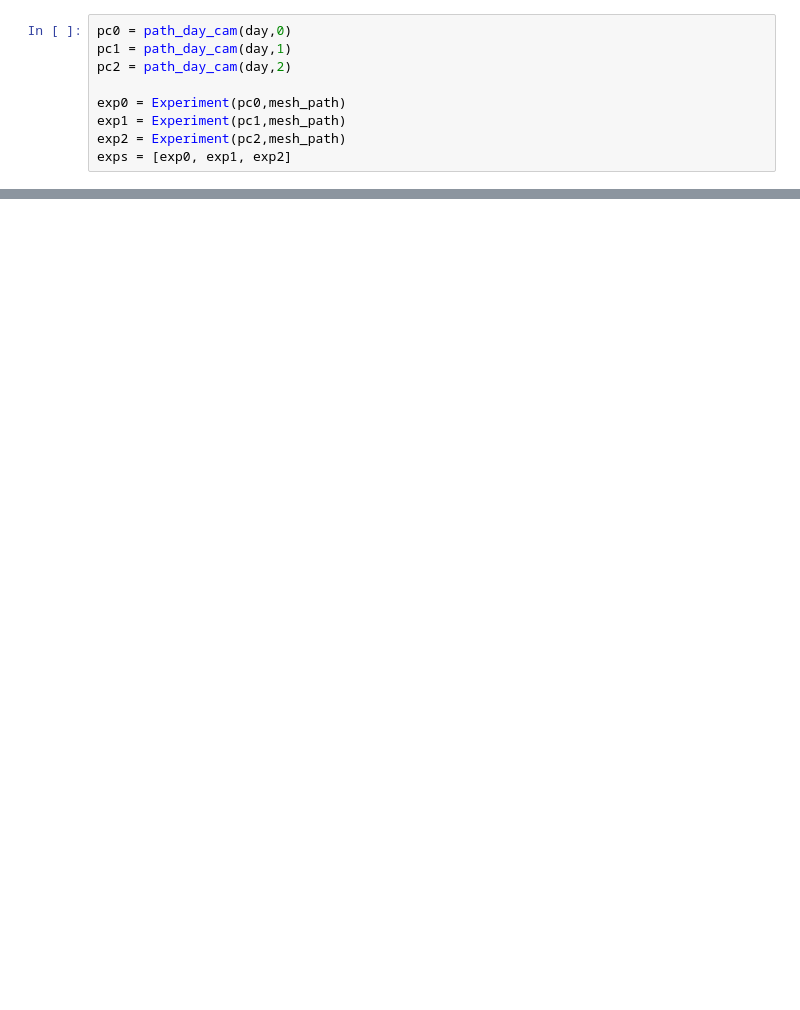
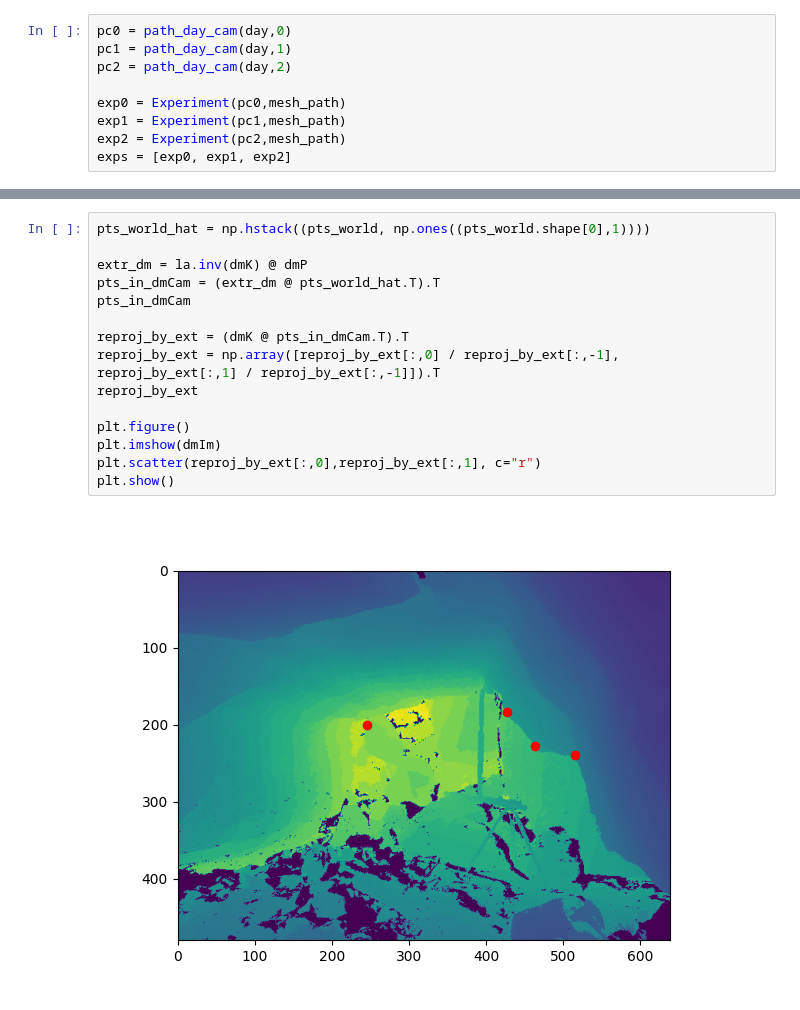
Before and after one commit to ushichka/dmcp, a Jupyter notebook: notebooks/analyze_experiment_variation.ipynb, the cells around one changed output, grey strips where cells are left out. Saved outputs shown, nothing was run; the diff lists cells and outputs as text; blank space fills up the shorter version.

```diff
--- a/notebooks/analyze_experiment_variation.ipynb
+++ b/notebooks/analyze_experiment_variation.ipynb
@@ -196,0 +68,17 @@ trans native
+# %%
+pts_world_hat = np.hstack((pts_world, np.ones((pts_world.shape[0],1))))
+
+extr_dm = la.inv(dmK) @ dmP
+pts_in_dmCam = (extr_dm @ pts_world_hat.T).T
+pts_in_dmCam
+
+reproj_by_ext = (dmK @ pts_in_dmCam.T).T
+reproj_by_ext = np.array([reproj_by_ext[:,0] / reproj_by_ext[:,-1], reproj_by_ext[:,1] / reproj_by_ext[:,-1]]).T
+reproj_by_ext
+
+plt.figure()
+plt.imshow(dmIm)
+plt.scatter(reproj_by_ext[:,0],reproj_by_ext[:,1], c="r")
+plt.show()
+# %% [output]
+[figure, added]
```
Also changed, not shown: parts of 20 cells of this notebook, 1 other file.
